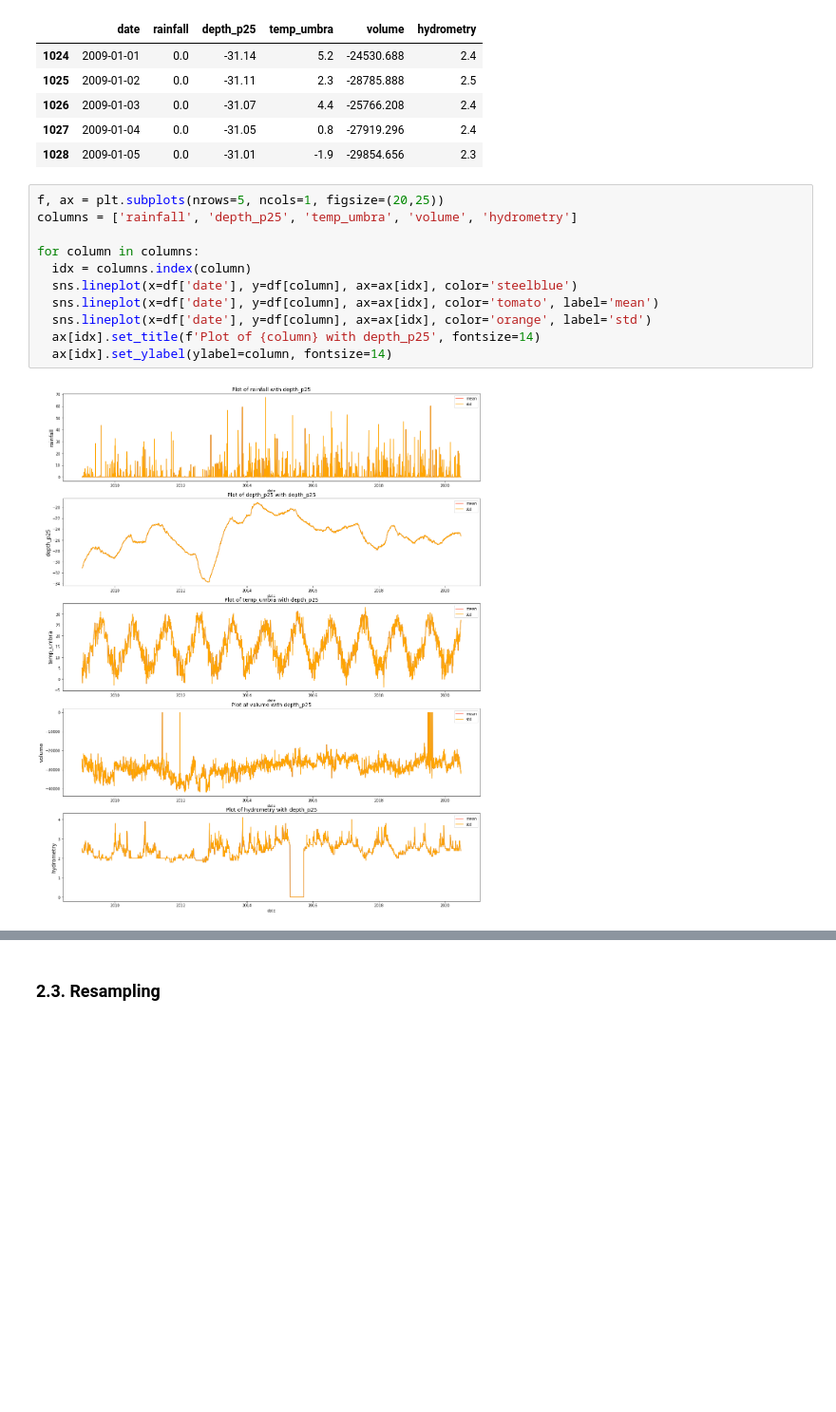
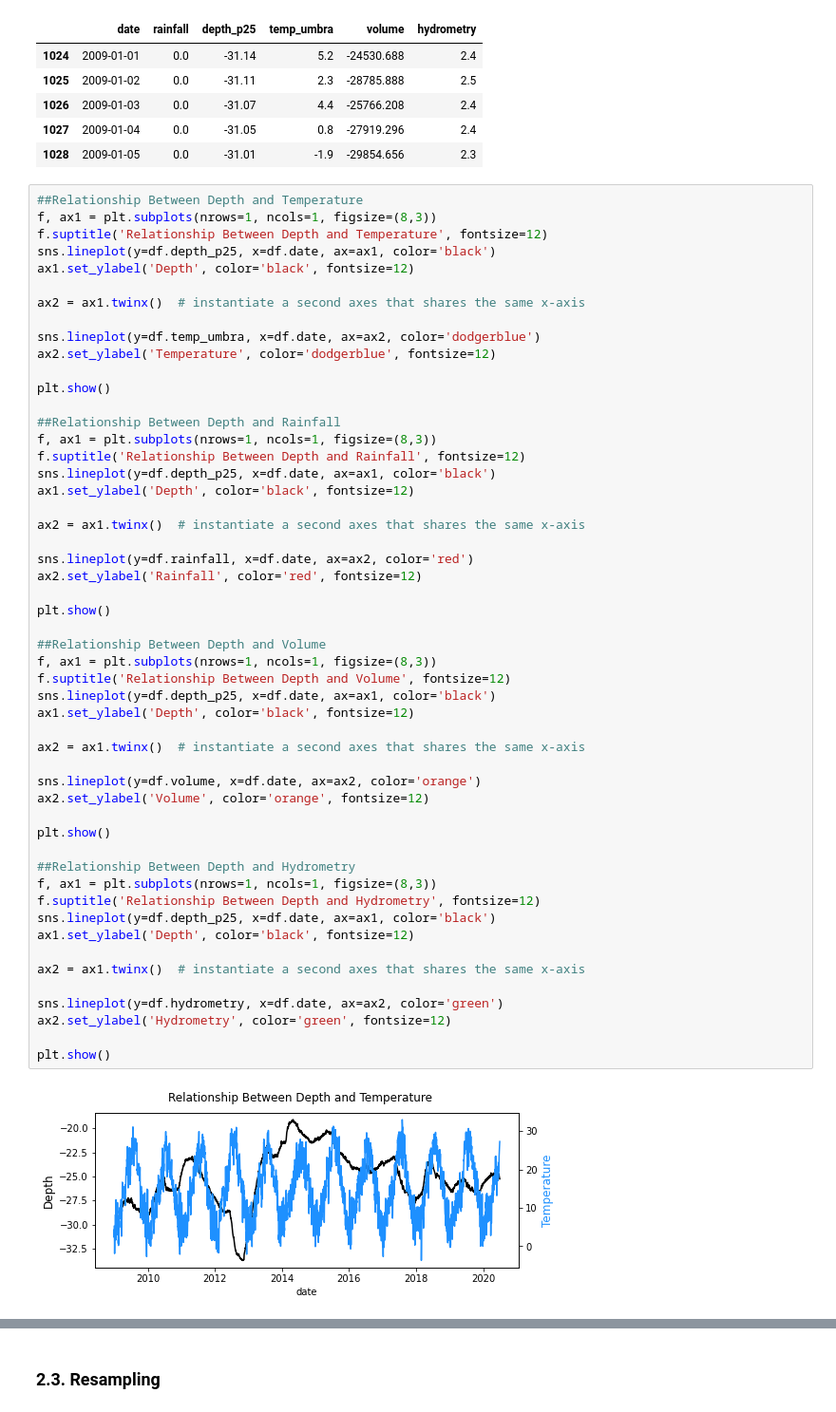
Before and after one commit to bkleck/WaterAnalytics, a Jupyter notebook: preprocessing.ipynb, the cells around one changed output, grey strips where cells are left out. Shown at 95% size. Drawn from its saved outputs; the diff is of its cells as text; blank space fills up the shorter version.

```diff
--- a/preprocessing.ipynb
+++ b/preprocessing.ipynb
@@ -135,16 +135,57 @@ df.head()
 | 1026 | 2009-01-03 | 0.0 | -31.07 | 4.4 | -25766.208 | 2.4 |
 | 1027 | 2009-01-04 | 0.0 | -31.05 | 0.8 | -27919.296 | 2.4 |
 | 1028 | 2009-01-05 | 0.0 | -31.01 | -1.9 | -29854.656 | 2.3 |
-# %%
-f, ax = plt.subplots(nrows=5, ncols=1, figsize=(20,25))
-columns = ['rainfall', 'depth_p25', 'temp_umbra', 'volume', 'hydrometry']
-
-for column in columns:
-  idx = columns.index(column)
-  sns.lineplot(x=df['date'], y=df[column], ax=ax[idx], color='steelblue')
-  sns.lineplot(x=df['date'], y=df[column], ax=ax[idx], color='tomato', label='mean')
-  sns.lineplot(x=df['date'], y=df[column], ax=ax[idx], color='orange', label='std')
-  ax[idx].set_title(f'Plot of {column} with depth_p25', fontsize=14)
-  ax[idx].set_ylabel(ylabel=column, fontsize=14)
-# %% [output]
-[figure, removed]
+# %%
+##Relationship Between Depth and Temperature
+f, ax1 = plt.subplots(nrows=1, ncols=1, figsize=(8,3))
+f.suptitle('Relationship Between Depth and Temperature', fontsize=12)
+sns.lineplot(y=df.depth_p25, x=df.date, ax=ax1, color='black')
+ax1.set_ylabel('Depth', color='black', fontsize=12)
+
+ax2 = ax1.twinx()  # instantiate a second axes that shares the same x-axis
+
+sns.lineplot(y=df.temp_umbra, x=df.date, ax=ax2, color='dodgerblue')
+ax2.set_ylabel('Temperature', color='dodgerblue', fontsize=12)
+
+plt.show()
+
+##Relationship Between Depth and Rainfall
+f, ax1 = plt.subplots(nrows=1, ncols=1, figsize=(8,3))
+f.suptitle('Relationship Between Depth and Rainfall', fontsize=12)
+sns.lineplot(y=df.depth_p25, x=df.date, ax=ax1, color='black')
+ax1.set_ylabel('Depth', color='black', fontsize=12)
+
+ax2 = ax1.twinx()  # instantiate a second axes that shares the same x-axis
+
+sns.lineplot(y=df.rainfall, x=df.date, ax=ax2, color='red')
+ax2.set_ylabel('Rainfall', color='red', fontsize=12)
+
+plt.show()
+
+##Relationship Between Depth and Volume
+f, ax1 = plt.subplots(nrows=1, ncols=1, figsize=(8,3))
+f.suptitle('Relationship Between Depth and Volume', fontsize=12)
+sns.lineplot(y=df.depth_p25, x=df.date, ax=ax1, color='black')
+ax1.set_ylabel('Depth', color='black', fontsize=12)
+
+ax2 = ax1.twinx()  # instantiate a second axes that shares the same x-axis
+
+sns.lineplot(y=df.volume, x=df.date, ax=ax2, color='orange')
+ax2.set_ylabel('Volume', color='orange', fontsize=12)
+
+plt.show()
+
+##Relationship Between Depth and Hydrometry
+f, ax1 = plt.subplots(nrows=1, ncols=1, figsize=(8,3))
+f.suptitle('Relationship Between Depth and Hydrometry', fontsize=12)
+sns.lineplot(y=df.depth_p25, x=df.date, ax=ax1, color='black')
+ax1.set_ylabel('Depth', color='black', fontsize=12)
+
+ax2 = ax1.twinx()  # instantiate a second axes that shares the same x-axis
+
+sns.lineplot(y=df.hydrometry, x=df.date, ax=ax2, color='green')
+ax2.set_ylabel('Hydrometry', color='green', fontsize=12)
+
+plt.show()
+# %% [output]
+[figure, added]
```
Also changed, not shown: parts of 10 cells of this notebook.
